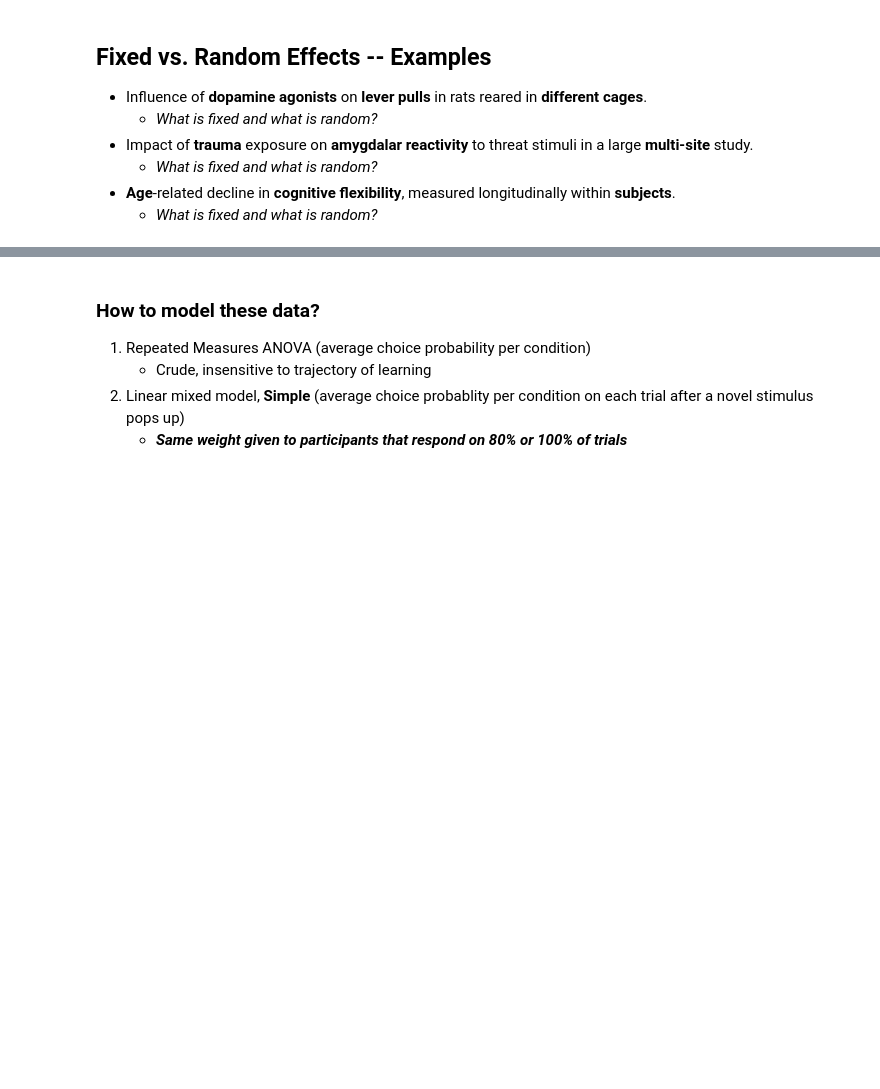
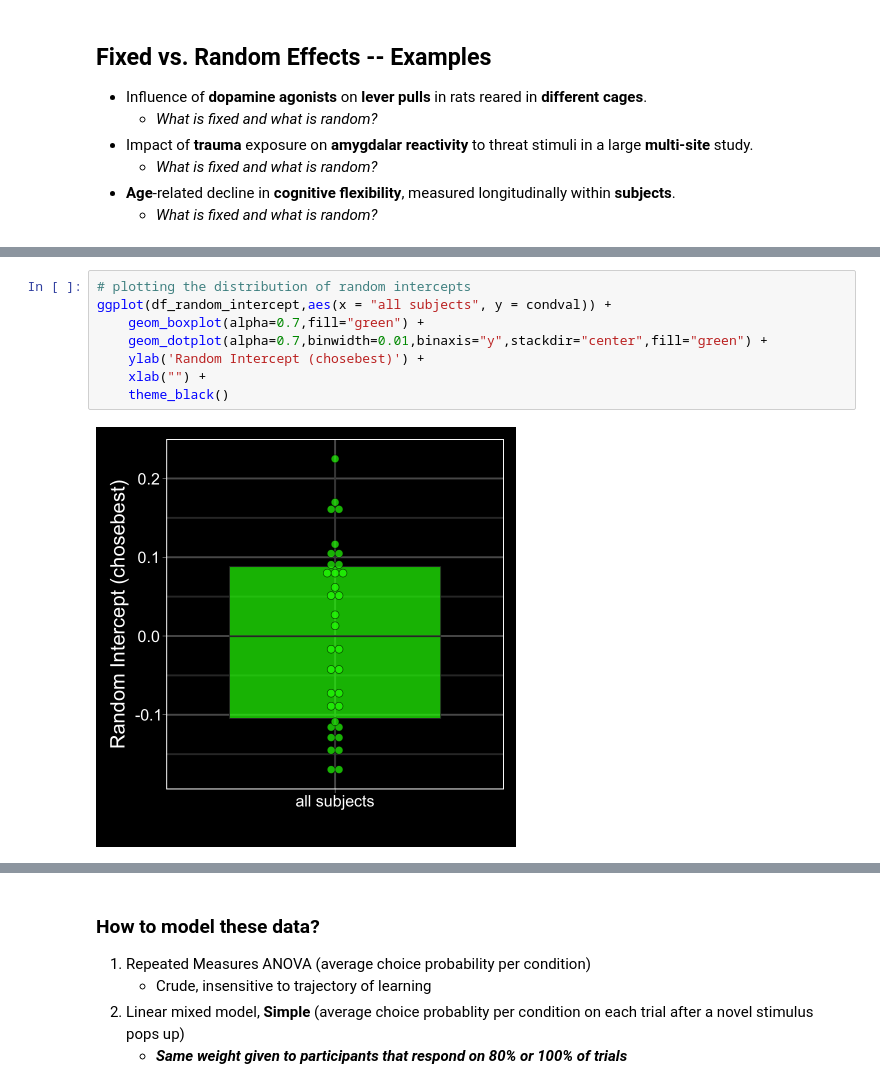
Before and after one commit to hogeveen-lab/DSPN_Fall2023_Git, a Jupyter notebook: dspn_fall2023_lecture20_modeling5_uncoded.ipynb, the cells around one changed output, grey strips where cells are left out. Drawn from its saved outputs; the diff is of its cells as text; blank space fills up the shorter version.

```diff
--- a/dspn_fall2023_lecture20_modeling5_uncoded.ipynb
+++ b/dspn_fall2023_lecture20_modeling5_uncoded.ipynb
@@ -299,0 +496,10 @@ Wonderful (relatively brief) intro lecture: https://www.youtube.com/watch?v=QCqF
+# %%
+# plotting the distribution of random intercepts
+ggplot(df_random_intercept,aes(x = "all subjects", y = condval)) +
+    geom_boxplot(alpha=0.7,fill="green") +
+    geom_dotplot(alpha=0.7,binwidth=0.01,binaxis="y",stackdir="center",fill="green") +
+    ylab('Random Intercept (chosebest)') +
+    xlab("") +
+    theme_black()
+# %% [output]
+[figure, added]
```
Also changed, not shown: parts of 19 cells of this notebook, 1 other file.
